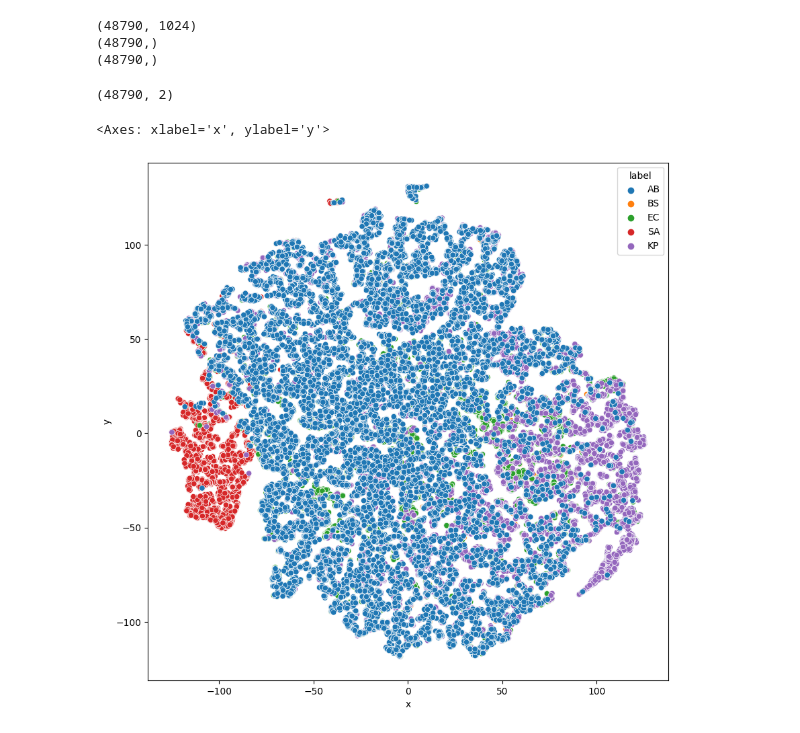
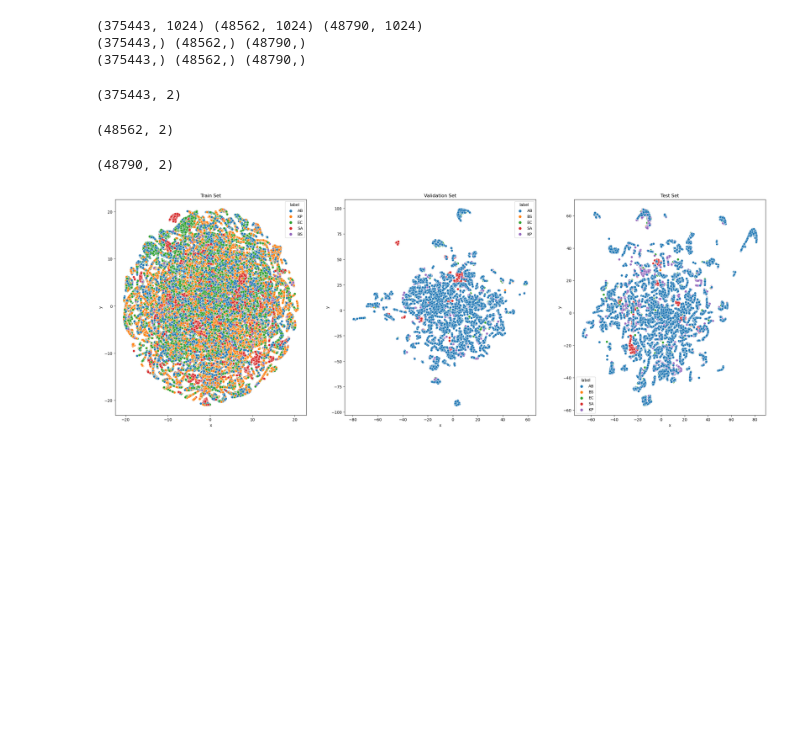
Before and after one commit to yasithdev/qpm-amrb-new, a Jupyter notebook: eval_qpm_species_resnet50_simclr_M128.ipynb, the cells around one changed output. Drawn from its saved outputs; the diff is of its cells as text; code cells hidden in the pictures; blank space fills up the shorter version.

Commit message:
fix issues with running permutation tests generate new plots for simclr and vicreg embeddings update makefile refactoring variable names

```diff
--- a/eval_qpm_species_resnet50_simclr_M128.ipynb
+++ b/eval_qpm_species_resnet50_simclr_M128.ipynb
@@ -88,35 +108,67 @@ OK
 # %%
-embeddings = np.array(embeddings)
-labels = np.array(labels)
-strains = np.array(strains)
-print(embeddings.shape)
-print(labels.shape)
-print(strains.shape)
+trn_embeddings = np.array(trn_embeddings)
+trn_labels = np.array(trn_labels)
+trn_strains = np.array(trn_strains)
+val_embeddings = np.array(val_embeddings)
+val_labels = np.array(val_labels)
+val_strains = np.array(val_strains)
+tst_embeddings = np.array(tst_embeddings)
+tst_labels = np.array(tst_labels)
+tst_strains = np.array(tst_strains)
+print(trn_embeddings.shape, val_embeddings.shape, tst_embeddings.shape)
+print(trn_labels.shape, val_labels.shape, tst_labels.shape)
+print(trn_strains.shape, val_strains.shape, tst_strains.shape)
 # %% [output]
-(48790, 1024)
-(48790,)
-(48790,)
+(375443, 1024) (48562, 1024) (48790, 1024)
+(375443,) (48562,) (48790,)
+(375443,) (48562,) (48790,)
 # %%
-from sklearn.manifold import TSNE
-
-tsne_emb = TSNE(n_components=2, learning_rate='auto', init='random').fit_transform(embeddings)
-print(tsne_emb.shape)
+trn_embeddings_2d = TSNE(n_components=2, perplexity=100, random_seed=42).fit_transform(trn_embeddings)
+print(trn_embeddings_2d.shape)
 # %% [output]
-(48790, 2)
+(375443, 2)
+# %%
+val_embeddings_2d = TSNE(n_components=2, perplexity=100, random_seed=42).fit_transform(val_embeddings)
+print(val_embeddings_2d.shape)
+# %% [output]
+(48562, 2)
+# %%
+tst_embeddings_2d = TSNE(n_components=2, perplexity=100, random_seed=42).fit_transform(tst_embeddings)
+print(tst_embeddings_2d.shape)
+# %% [output]
+(48790, 2)
 # %%
 import numpy as np
 import pandas as pd
 from matplotlib import pyplot as plt
 import seaborn as sns
 
-emb_d1, emb_d2 = tsne_emb.T
-label = [config.labels[i] for i in labels]
-strain = [config.datamodule.strains[i] for i in strains]
-data = pd.DataFrame(dict(x=emb_d1, y=emb_d2, label=label, strain=strain))
+
+d1, d2 = trn_embeddings_2d.T
+label = [config.labels[i] for i in trn_labels]
+strain = [config.datamodule.strains[i] for i in trn_strains]
+trn_data = pd.DataFrame(dict(x=d1, y=d2, label=label, strain=strain))
+
+d1, d2 = val_embeddings_2d.T
+label = [config.labels[i] for i in val_labels]
+strain = [config.datamodule.strains[i] for i in val_strains]
+val_data = pd.DataFrame(dict(x=d1, y=d2, label=label, strain=strain))
+
+d1, d2 = tst_embeddings_2d.T
+label = [config.labels[i] for i in tst_labels]
+strain = [config.datamodule.strains[i] for i in tst_strains]
+tst_data = pd.DataFrame(dict(x=d1, y=d2, label=label, strain=strain))
 # %%
-plt.figure(figsize=(10,10))
-sns.scatterplot(data=data, x="x", y="y", hue="label")
+fig, (ax1, ax2, ax3) = plt.subplots(1, 3, figsize=(30, 10))
+
+ax1.set_title("Train Set")
+ax2.set_title("Validation Set")
+ax3.set_title("Test Set")
+
+sns.scatterplot(data=trn_data, x="x", y="y", hue="label", ax=ax1)
+sns.scatterplot(data=val_data, x="x", y="y", hue="label", ax=ax2)
+sns.scatterplot(data=tst_data, x="x", y="y", hue="label", ax=ax3)
+plt.show()
 # %% [output]
-<Axes: xlabel='x', ylabel='y'>
-[figure, old version]
+[figure, new version]
 # %%
```
Also changed, not shown: parts of 11 cells of this notebook, 16 other files.
